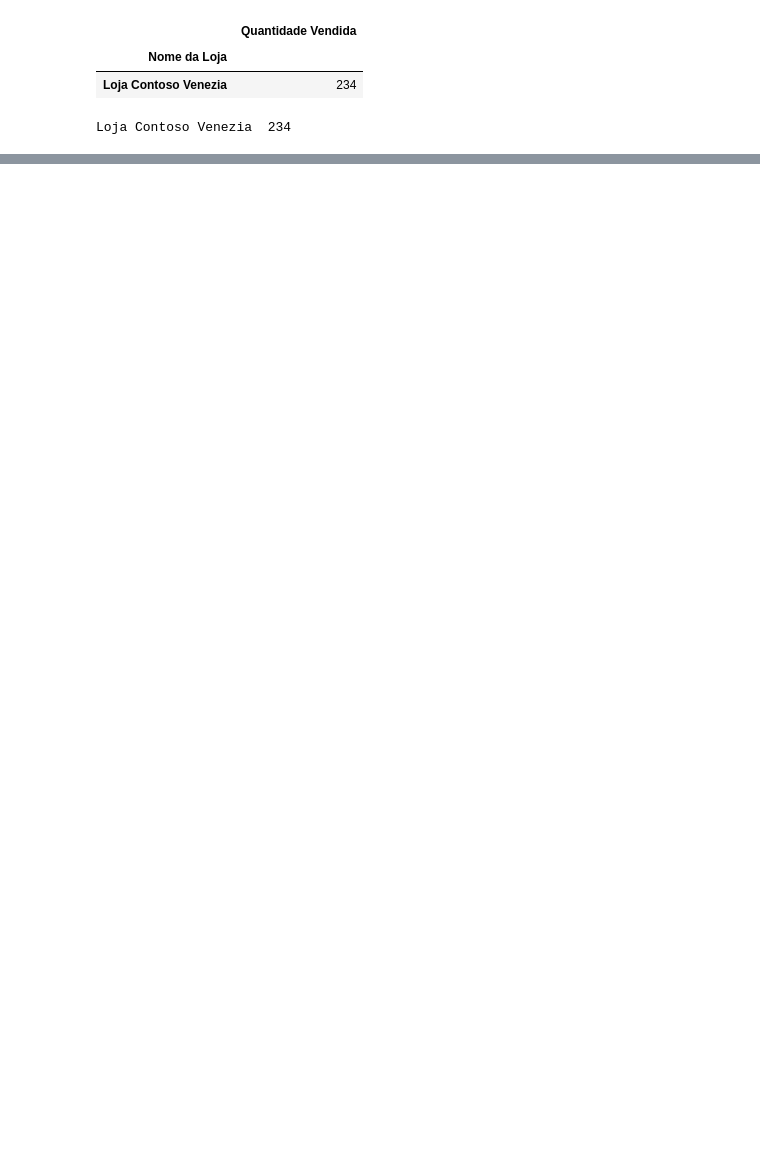
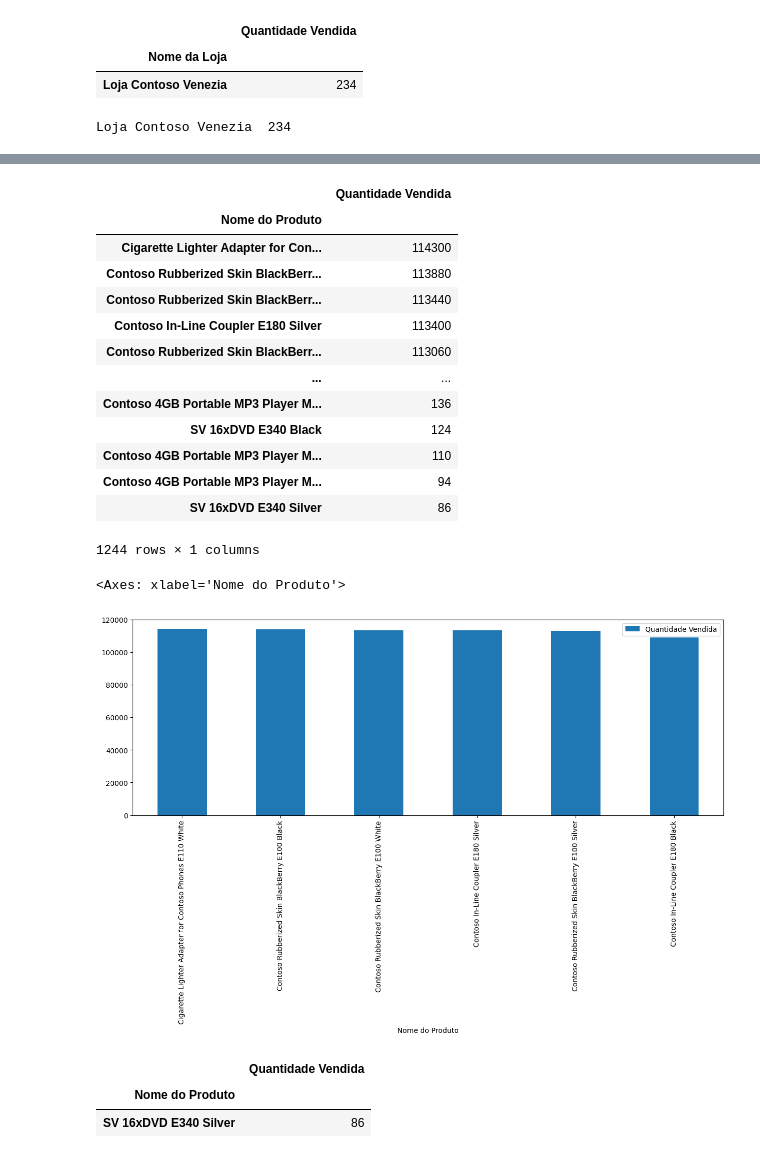
Before and after one commit to felipevr/hashtag-python, a Jupyter notebook: 22-Pandas/Pandas 07.ipynb, the cells around one changed output, grey strips where cells are left out. Drawn from its saved outputs; the diff is of its cells as text; code cells hidden in the pictures; blank space fills up the shorter version.

```diff
--- a/22-Pandas/Pandas 07.ipynb
+++ b/22-Pandas/Pandas 07.ipynb
@@ -157,0 +160,4 @@ Loja Contoso Venezia  234
+# %%
+vendas_produtos = vendas_df.groupby('Nome do Produto').sum('Quantidade Vendida')
+vendas_produtos = vendas_produtos[['Quantidade Vendida']]
+vendas_produtos
@@ -157,0 +179,30 @@ Loja Contoso Venezia  234
+# %%
+#ordenando o dataframe
+vendas_produtos= vendas_produtos.sort_values(by='Quantidade Vendida', ascending=False)
+display(vendas_produtos)
+
+#podemos plotar em um gráfico
+vendas_produtos[:6].plot(figsize=(15,5), kind='bar')
+# %% [output]
+|  | Quantidade Vendida |
+| Nome do Produto |  |
+| Cigarette Lighter Adapter for Con... | 114300 |
+| Contoso Rubberized Skin BlackBerr... | 113880 |
+| Contoso Rubberized Skin BlackBerr... | 113440 |
+| Contoso In-Line Coupler E180 Silver | 113400 |
+| Contoso Rubberized Skin BlackBerr... | 113060 |
+| ... | ... |
+| Contoso 4GB Portable MP3 Player M... | 136 |
+| SV 16xDVD E340 Black | 124 |
+| Contoso 4GB Portable MP3 Player M... | 110 |
+| Contoso 4GB Portable MP3 Player M... | 94 |
+| SV 16xDVD E340 Silver | 86 |
+1244 rows × 1 columns
+<Axes: xlabel='Nome do Produto'>
+[figure, added]
+# %%
+vendas_produtos[-1:]
+# %% [output]
+|  | Quantidade Vendida |
+| Nome do Produto |  |
+| SV 16xDVD E340 Silver | 86 |
```
Also changed, not shown: parts of 4 cells of this notebook, 2 other files.
